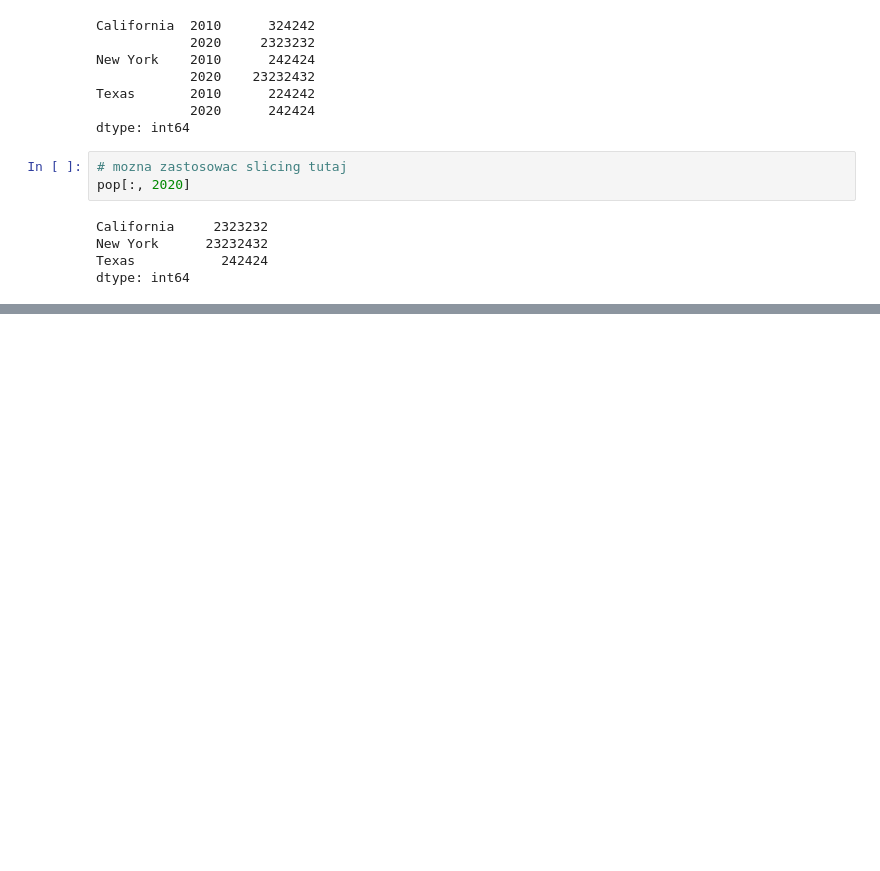
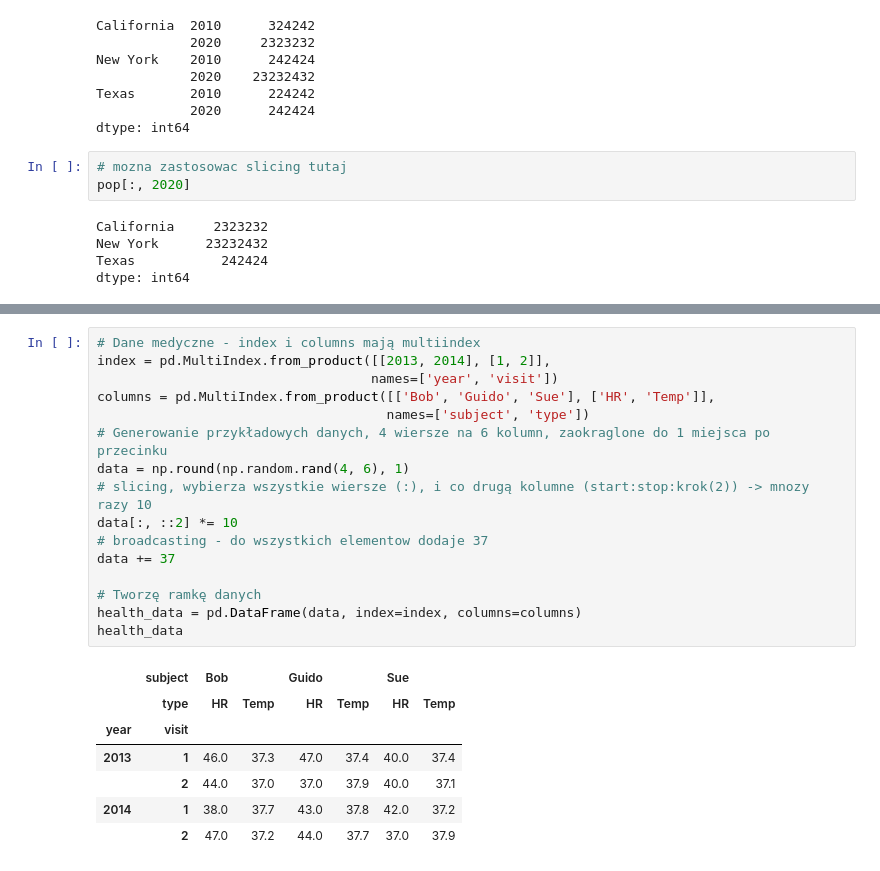
Before and after one commit to aradatascience/arads-Python-workspace, a Jupyter notebook: jupyter_04_pandas.ipynb, the cells around one changed output, grey strips where cells are left out. Saved outputs shown, nothing was run; the diff lists cells and outputs as text; blank space fills up the shorter version.

```diff
--- a/jupyter_04_pandas.ipynb
+++ b/jupyter_04_pandas.ipynb
@@ -787,0 +888,24 @@ dtype: int64
+# %%
+# Dane medyczne - index i columns mają multiindex
+index = pd.MultiIndex.from_product([[2013, 2014], [1, 2]],
+                                   names=['year', 'visit'])
+columns = pd.MultiIndex.from_product([['Bob', 'Guido', 'Sue'], ['HR', 'Temp']],
+                                     names=['subject', 'type'])
+# Generowanie przykładowych danych, 4 wiersze na 6 kolumn, zaokraglone do 1 miejsca po przecinku
+data = np.round(np.random.rand(4, 6), 1)
+# slicing, wybierza wszystkie wiersze (:), i co drugą kolumne (start:stop:krok(2)) -> mnozy razy 10
+data[:, ::2] *= 10
+# broadcasting - do wszystkich elementow dodaje 37
+data += 37
+
+# Tworzę ramkę danych
+health_data = pd.DataFrame(data, index=index, columns=columns)
+health_data
+# %% [output]
+|  | subject | Bob |  | Guido |  | Sue |  |
+|  | type | HR | Temp | HR | Temp | HR | Temp |
+| year | visit |  |  |  |  |  |  |
+| 2013 | 1 | 46.0 | 37.3 | 47.0 | 37.4 | 40.0 | 37.4 |
+|  | 2 | 44.0 | 37.0 | 37.0 | 37.9 | 40.0 | 37.1 |
+| 2014 | 1 | 38.0 | 37.7 | 43.0 | 37.8 | 42.0 | 37.2 |
+|  | 2 | 47.0 | 37.2 | 44.0 | 37.7 | 37.0 | 37.9 |
```
Also changed, not shown: parts of 22 cells of this notebook.
